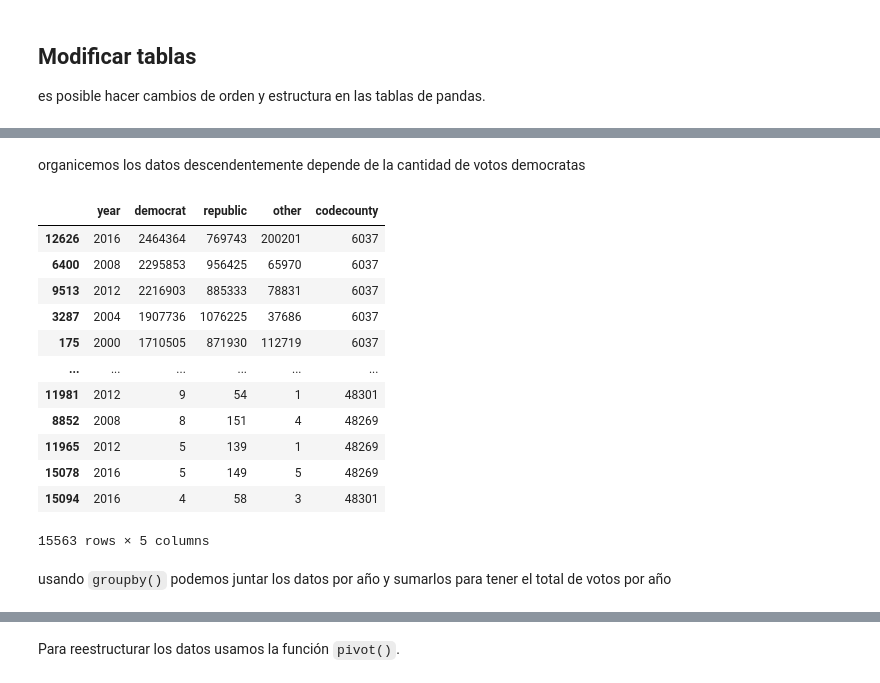
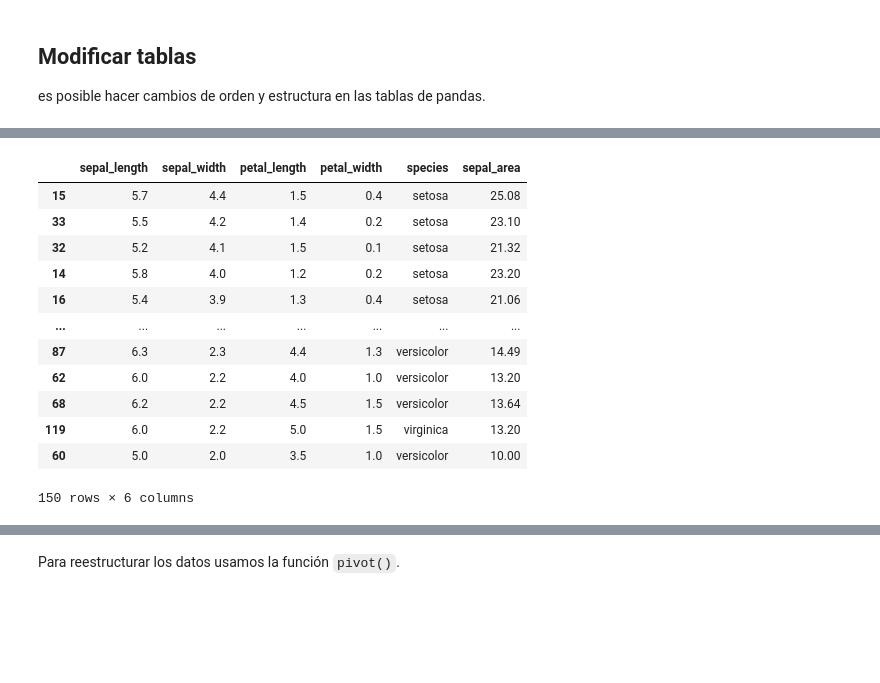
Before and after one commit to juliansma/NLP, a Jupyter notebook: Cuaderno_de_Pandas.ipynb, the cells around one changed output, grey strips where cells are left out. Cells and saved outputs as stored; diff of their text form; code cells hidden in the pictures; blank space fills up the shorter version.

```diff
--- a/Cuaderno_de_Pandas.ipynb
+++ b/Cuaderno_de_Pandas.ipynb
@@ -301,0 +267,3 @@ print(counties[["densidad","population","area"]])
+# %%
+iris["area_sepal"]= iris["sepal_length"]*iris["sepal_width"]
+print(iris[["area_sepal","sepal_length","sepal_width"]])
@@ -302,7 +285,7 @@ print(counties[["densidad","population","area"]])
 # %% [markdown]
 ### Renombrar columnas
 # %%
-print(counties.columns)
-counties.rename(columns={"densidad":"densidad_pob"},inplace=True) #renombrar columna
-print(counties.columns) #Verificación
+print(iris.columns)
+iris.rename(columns={"area_sepal":"sepal_area"},inplace=True) #renombrar columna
+print(iris.columns) #Verificación
 # %% [output]
@@ -388,20 +323,16 @@ elections.head(5)
-# %% [markdown]
-organicemos los datos descendentemente depende de la cantidad de votos democratas
 # %%
-elections.sort_values(["democrat"], ascending=False)
+iris.sort_values(["sepal_width"], ascending=False)
 # %% [output]
-|  | year | democrat | republic | other | codecounty |
-| 12626 | 2016 | 2464364 | 769743 | 200201 | 6037 |
-| 6400 | 2008 | 2295853 | 956425 | 65970 | 6037 |
-| 9513 | 2012 | 2216903 | 885333 | 78831 | 6037 |
-| 3287 | 2004 | 1907736 | 1076225 | 37686 | 6037 |
-| 175 | 2000 | 1710505 | 871930 | 112719 | 6037 |
-| ... | ... | ... | ... | ... | ... |
-| 11981 | 2012 | 9 | 54 | 1 | 48301 |
-| 8852 | 2008 | 8 | 151 | 4 | 48269 |
-| 11965 | 2012 | 5 | 139 | 1 | 48269 |
-| 15078 | 2016 | 5 | 149 | 5 | 48269 |
-| 15094 | 2016 | 4 | 58 | 3 | 48301 |
+|  | sepal_length | sepal_width | petal_length | petal_width | species | sepal_area |
+| 15 | 5.7 | 4.4 | 1.5 | 0.4 | setosa | 25.08 |
+| 33 | 5.5 | 4.2 | 1.4 | 0.2 | setosa | 23.10 |
+| 32 | 5.2 | 4.1 | 1.5 | 0.1 | setosa | 21.32 |
+| 14 | 5.8 | 4.0 | 1.2 | 0.2 | setosa | 23.20 |
+| 16 | 5.4 | 3.9 | 1.3 | 0.4 | setosa | 21.06 |
+| ... | ... | ... | ... | ... | ... | ... |
+| 87 | 6.3 | 2.3 | 4.4 | 1.3 | versicolor | 14.49 |
+| 62 | 6.0 | 2.2 | 4.0 | 1.0 | versicolor | 13.20 |
+| 68 | 6.2 | 2.2 | 4.5 | 1.5 | versicolor | 13.64 |
+| 119 | 6.0 | 2.2 | 5.0 | 1.5 | virginica | 13.20 |
+| 60 | 5.0 | 2.0 | 3.5 | 1.0 | versicolor | 10.00 |
-15563 rows × 5 columns
+150 rows × 6 columns
-# %% [markdown]
-usando `groupby()` podemos juntar los datos por año y sumarlos para tener el total de votos por año
```
Also changed, not shown: parts of 52 cells of this notebook.
